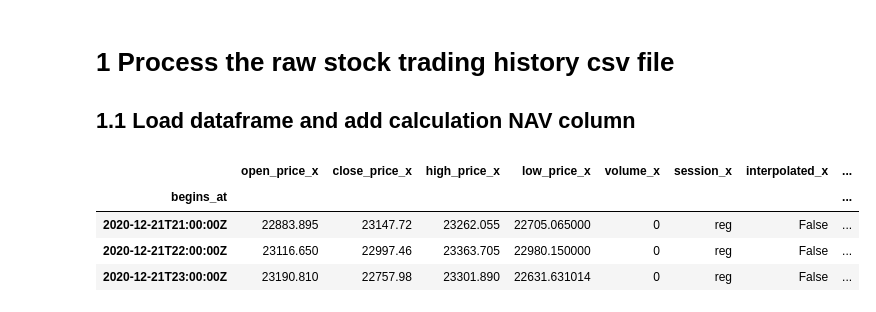
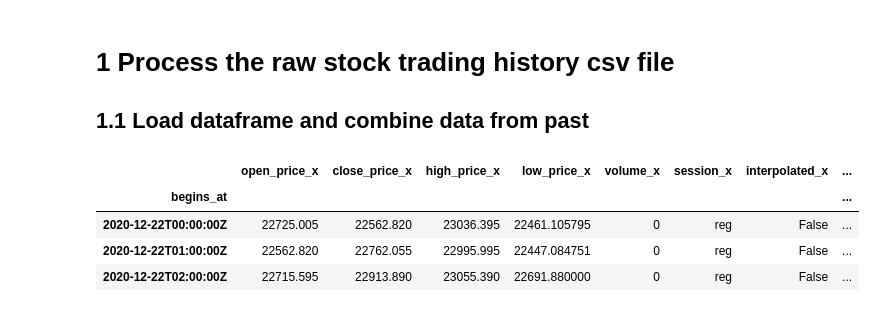
Before and after one commit to wcAlex/Stock-Analysis, a Jupyter notebook: analysis/code/Trend Analysis.ipynb, the cells around one changed output. Cells and saved outputs as stored; diff of their text form; code cells hidden in the pictures.

Commit message:
refactor on data merge

```diff
--- a/analysis/code/Trend Analysis.ipynb
+++ b/analysis/code/Trend Analysis.ipynb
@@ -14,14 +14,28 @@ plt.rcParams['figure.figsize'] = (15, 5)
 # https://pandas.pydata.org/pandas-docs/version/0.13/visualization.html
 # %% [markdown]
 # 1 Process the raw stock trading history csv file
-## 1.1 Load dataframe and add calculation NAV column
+## 1.1 Load dataframe and combine data from past
 # %%
-df = pd.read_csv("../data/btc_gbtc_hour_3months_combined_21_03_2021.csv", sep=",", index_col='begins_at')
-df[:3]
+df_hourly_21_03_2021 = pd.read_csv("../data/btc_gbtc_hour_3months_combined_21_03_2021.csv", sep=",", index_col='begins_at')
+df_hourly_21_03_2021.index.astype('datetime64[ns]')
+
+df_hourly_28_03_2021 = pd.read_csv("../data/btc_gbtc_hour_3months_combined_28_03_2021.csv", sep=",", index_col='begins_at')
+df_hourly_28_03_2021.index.astype('datetime64[ns]')
+
+df_5min_21_03_2021 = pd.read_csv("../data/btc_gbtc_5min_weekly_combined_21_03_2021.csv", sep=",", index_col='begins_at')
+df_5min_21_03_2021.index.astype('datetime64[ns]')
+
+df_5min_28_03_2021 = pd.read_csv("../data/btc_gbtc_5min_weekly_combined_28_03_2021.csv", sep=",", index_col='begins_at')
+df_5min_28_03_2021.index.astype('datetime64[ns]')
+
+df_hourly = pd.concat([df_hourly_21_03_2021, df_hourly_28_03_2021]).drop_duplicates().sort_index(ascending=True)
+df_5min = pd.concat([df_5min_21_03_2021, df_5min_28_03_2021]).drop_duplicates().sort_index(ascending=True)
+# df_5min
+df_hourly[:3]
 # _x is btc price, _y is gbtc price, btc trades with 24x7 but gbtc only trades when stock market open.
 # %% [output]
 |  | open_price_x | close_price_x | high_price_x | low_price_x | volume_x | session_x | interpolated_x | ... |
 | begins_at |  |  |  |  |  |  |  | ... |
-| 2020-12-21T21:00:00Z | 22883.895 | 23147.72 | 23262.055 | 22705.065000 | 0 | reg | False | ... |
-| 2020-12-21T22:00:00Z | 23116.650 | 22997.46 | 23363.705 | 22980.150000 | 0 | reg | False | ... |
-| 2020-12-21T23:00:00Z | 23190.810 | 22757.98 | 23301.890 | 22631.631014 | 0 | reg | False | ... |
+| 2020-12-22T00:00:00Z | 22725.005 | 22562.820 | 23036.395 | 22461.105795 | 0 | reg | False | ... |
+| 2020-12-22T01:00:00Z | 22562.820 | 22762.055 | 22995.995 | 22447.084751 | 0 | reg | False | ... |
+| 2020-12-22T02:00:00Z | 22715.595 | 22913.890 | 23055.390 | 22691.880000 | 0 | reg | False | ... |
```
Also changed, not shown: parts of 15 cells of this notebook, 5 other files.
